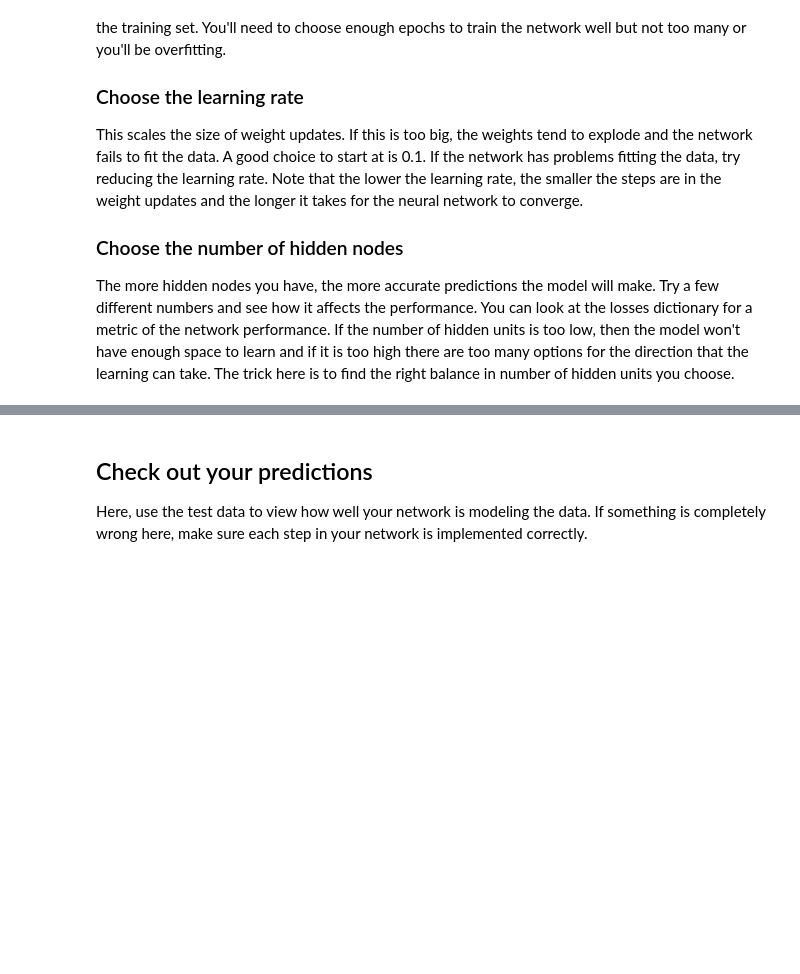
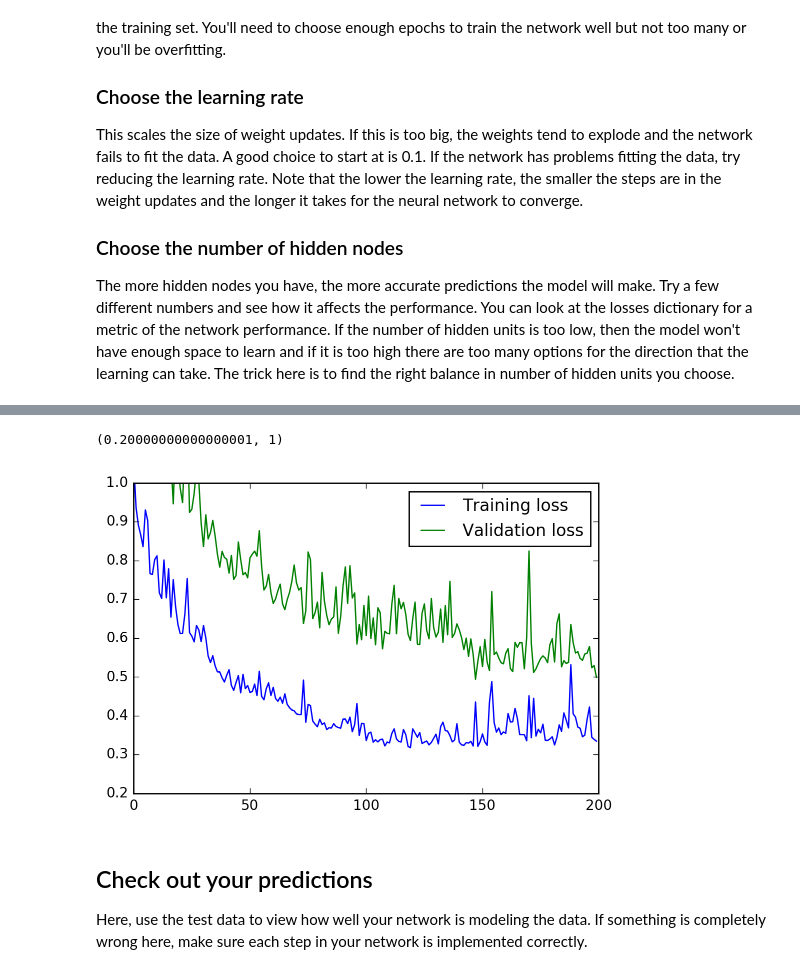
Before and after one commit to Nixoxo/Neural-Network, a Jupyter notebook: dlnd-your-first-neural-network.ipynb, the cells around one changed output, grey strips where cells are left out. Saved outputs shown, nothing was run; the diff lists cells and outputs as text; code cells hidden in the pictures; blank space fills up the shorter version.

Commit message:
Fix small errors in feedforward and backprop. Test first parameters for neural network

```diff
--- a/dlnd-your-first-neural-network.ipynb
+++ b/dlnd-your-first-neural-network.ipynb
@@ -120,7 +120,7 @@ class NeuralNetwork(object):
 
         self.weights_hidden_to_output = np.random.normal(0.0, self.output_nodes**-0.5,
                                        (self.output_nodes, self.hidden_nodes))
-        self.lr = learning_rate
+        self.learning_rate = learning_rate
 
         #### Set this to your implemented sigmoid function ####
         # Activation function is the sigmoid function
@@ -141,7 +141,7 @@ class NeuralNetwork(object):
         hidden_outputs = self.activation_function(hidden_inputs)
 
         # TODO: Output layer
-        final_inputs = np.dot(self.weights_hidden_to_output, hidden_inputs)
+        final_inputs = np.dot(self.weights_hidden_to_output, hidden_outputs)
         final_outputs = final_inputs
 
         #### Implement the backward pass here ####
@@ -153,13 +153,13 @@ class NeuralNetwork(object):
         output_weights_delta = hidden_outputs.dot(output_grad.T)
 
         # TODO: Backpropagated error
-        hidden_errors = self.weights_hidden_to_output.dot(output_weights_delta.T)
-        hidden_grad = hidden_errors * self.activation_function(hidden_errors, True)
+        hidden_errors = self.weights_hidden_to_output.dot(output_weights_delta)
+        hidden_grad = hidden_errors * self.activation_function(hidden_outputs, True)
         hidden_weights_delta = inputs.dot(hidden_grad.T)
 
         # TODO: Update the weights
-        self.weights_hidden_to_output += output_weights_delta * self.learning_rate
-        self.weights_input_to_hidden += hidden_weights_delta * self.learning_rate
+        self.weights_hidden_to_output += output_weights_delta.T * self.learning_rate
+        self.weights_input_to_hidden += hidden_weights_delta.T * self.learning_rate
 
 
     def run(self, inputs_list):
@@ -172,7 +172,7 @@ class NeuralNetwork(object):
         hidden_outputs = self.activation_function(hidden_inputs)
 
         # TODO: Output layer
-        final_inputs = np.dot(self.weights_hidden_to_output, hidden_inputs)
+        final_inputs = np.dot(self.weights_hidden_to_output, hidden_outputs)
         final_outputs = final_inputs
 
         return final_outputs
@@ -198,9 +198,9 @@ The more hidden nodes you have, the more accurate predictions the model will mak
 import sys
 
 ### Set the hyperparameters here ###
-epochs = 100
+epochs = 200
 learning_rate = 0.1
-hidden_nodes = 2
+hidden_nodes = 5
 output_nodes = 1
 
 N_i = train_features.shape[1]
@@ -226,8 +228,11 @@ for e in range(epochs):
 # %%
 plt.plot(losses['train'], label='Training loss')
 plt.plot(losses['validation'], label='Validation loss')
 plt.legend()
-plt.ylim(ymax=0.5)
+plt.ylim(ymax=1)
+# %% [output]
+(0.20000000000000001, 1)
+[figure, added]
 # %% [markdown]
 ## Check out your predictions
 
```
Also changed, not shown: parts of 3 cells of this notebook.
